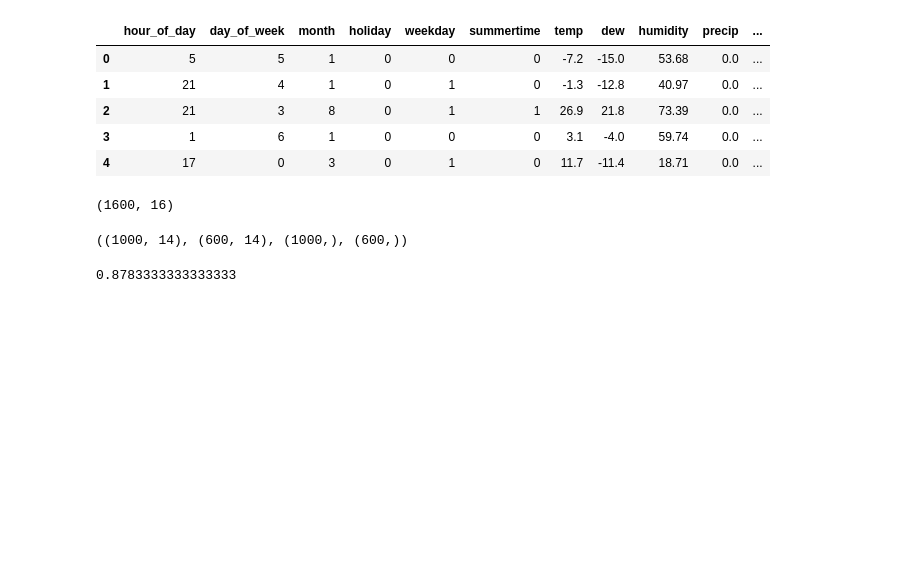
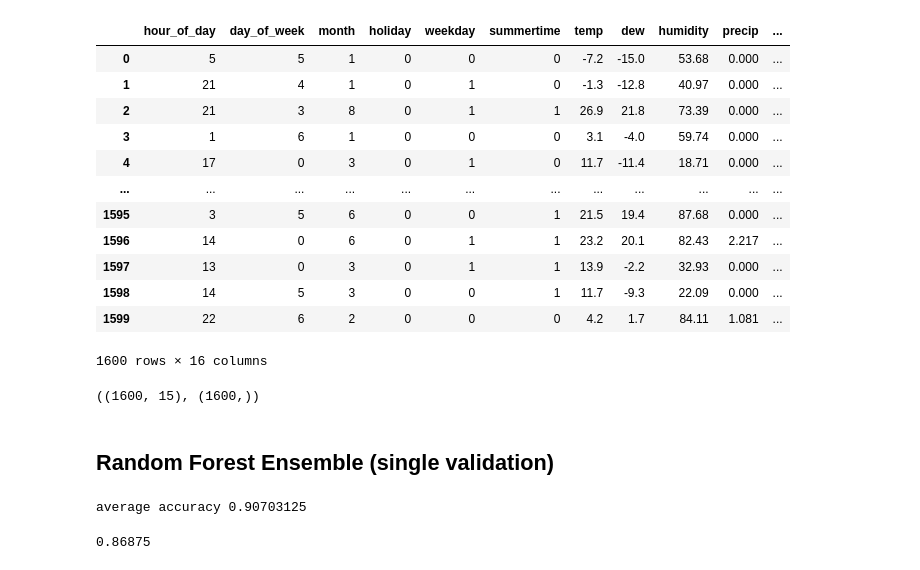
Before and after one commit to SunAndClouds/SML-Project, a Jupyter notebook: Algorithms/Tree-based methods.ipynb, the cells around one changed output. Drawn from its saved outputs; the diff is of its cells as text; code cells hidden in the pictures; blank space fills up the shorter version.

Commit message:
tested an ensemble of RF

```diff
--- a/Algorithms/Tree-based methods.ipynb
+++ b/Algorithms/Tree-based methods.ipynb
@@ -14,36 +16,71 @@ plt.rcParams["figure.dpi"] = 100
 # %%
 # Load the dataset
 file_path = 'training_data.csv'
 data = pd.read_csv(file_path)
 data['increase_stock_binary'] = data['increase_stock'].apply(lambda x: 1 if x == 'high_bike_demand' else 0)
-
+data = data.drop(["increase_stock"], axis=1)
 # Display the first few rows of the dataframe
-data.head()
+data
 # %% [output]
 |  | hour_of_day | day_of_week | month | holiday | weekday | summertime | temp | dew | humidity | precip | ... |
-| 0 | 5 | 5 | 1 | 0 | 0 | 0 | -7.2 | -15.0 | 53.68 | 0.0 | ... |
-| 1 | 21 | 4 | 1 | 0 | 1 | 0 | -1.3 | -12.8 | 40.97 | 0.0 | ... |
-| 2 | 21 | 3 | 8 | 0 | 1 | 1 | 26.9 | 21.8 | 73.39 | 0.0 | ... |
-| 3 | 1 | 6 | 1 | 0 | 0 | 0 | 3.1 | -4.0 | 59.74 | 0.0 | ... |
-| 4 | 17 | 0 | 3 | 0 | 1 | 0 | 11.7 | -11.4 | 18.71 | 0.0 | ... |
+| 0 | 5 | 5 | 1 | 0 | 0 | 0 | -7.2 | -15.0 | 53.68 | 0.000 | ... |
+| 1 | 21 | 4 | 1 | 0 | 1 | 0 | -1.3 | -12.8 | 40.97 | 0.000 | ... |
+| 2 | 21 | 3 | 8 | 0 | 1 | 1 | 26.9 | 21.8 | 73.39 | 0.000 | ... |
+| 3 | 1 | 6 | 1 | 0 | 0 | 0 | 3.1 | -4.0 | 59.74 | 0.000 | ... |
+| 4 | 17 | 0 | 3 | 0 | 1 | 0 | 11.7 | -11.4 | 18.71 | 0.000 | ... |
+| ... | ... | ... | ... | ... | ... | ... | ... | ... | ... | ... | ... |
+| 1595 | 3 | 5 | 6 | 0 | 0 | 1 | 21.5 | 19.4 | 87.68 | 0.000 | ... |
+| 1596 | 14 | 0 | 6 | 0 | 1 | 1 | 23.2 | 20.1 | 82.43 | 2.217 | ... |
+| 1597 | 13 | 0 | 3 | 0 | 1 | 1 | 13.9 | -2.2 | 32.93 | 0.000 | ... |
+| 1598 | 14 | 5 | 3 | 0 | 0 | 1 | 11.7 | -9.3 | 22.09 | 0.000 | ... |
+| 1599 | 22 | 6 | 2 | 0 | 0 | 0 | 4.2 | 1.7 | 84.11 | 1.081 | ... |
+1600 rows × 16 columns
 # %%
 X = data.to_numpy()
-X = np.concatenate([X[:,:-2], X[:,-1:]], axis=-1)
-print(X.shape)
-
 scaler = MinMaxScaler()
 X = scaler.fit_transform(X)
 
-y = X[:,-1].astype(float)
-X = X[:,:-2].astype(float)
-X_train, X_test, y_train, y_test = train_test_split(X, y, train_size=1000, random_state=0, shuffle=True)
-X_train.shape, X_test.shape, y_train.shape, y_test.shape
+y = X[:,-1].astype(np.float32)
+X = X[:,:-1].astype(np.float32)
+X.shape, y.shape
 # %% [output]
-(1600, 16)
+((1600, 15), (1600,))
-((1000, 14), (600, 14), (1000,), (600,))
-# %%
-clf = RandomForestClassifier(max_depth=50, random_state=0)
-clf.fit(X_train, y_train)
-clf.score(X_test, y_test)
-# %% [output]
-0.8783333333333333
+# %% [markdown]
+## Random Forest Ensemble (single validation)
+# %%
+metric = lambda a, b: np.mean(a == b)
+
+def RandomForestEnsemble(x, models):
+    predictions = [model.predict_proba(x) for model in models]
+    proba1 = np.mean(predictions, axis=0)[:, 1] # probability of predicting label 1
+    return proba1.round() # [0,0,0,1,0,1,0,0,0,...]
+
+X_, X_test, y_, y_test = train_test_split(X, y, train_size=0.8, random_state=0, shuffle=True)
+
+seeds = range(2)
+scores = []
+models = []
+kf = KFold(n_splits=5)
+
+for s in seeds:
+    # Note how the indices between the validation set and train set are flipped.
+    # This means that the classifier will be trained on less than 50% of the data.
+    for i, (train_index_, valid_index_) in enumerate(kf.split(X_)):
+        X_train, X_valid = X_[train_index_], X_[valid_index_]
+        y_train, y_valid = y_[train_index_], y_[valid_index_]
+        clf = RandomForestClassifier(
+            n_estimators=200, max_depth=100, criterion="entropy",
+            random_state=s, n_jobs=-1
+        )
+        clf.fit(X_train, y_train)
+        accuracy = clf.score(X_valid, y_valid)
+        scores.append(accuracy)
+        models.append(clf)
+
+print("average accuracy", np.mean(scores))
+
+X_pred = RandomForestEnsemble(X_test, models)
+metric(X_pred, y_test)
+# %% [output]
+average accuracy 0.90703125
+0.86875
```
Also changed, not shown: parts of 6 cells of this notebook, 1 other file.
